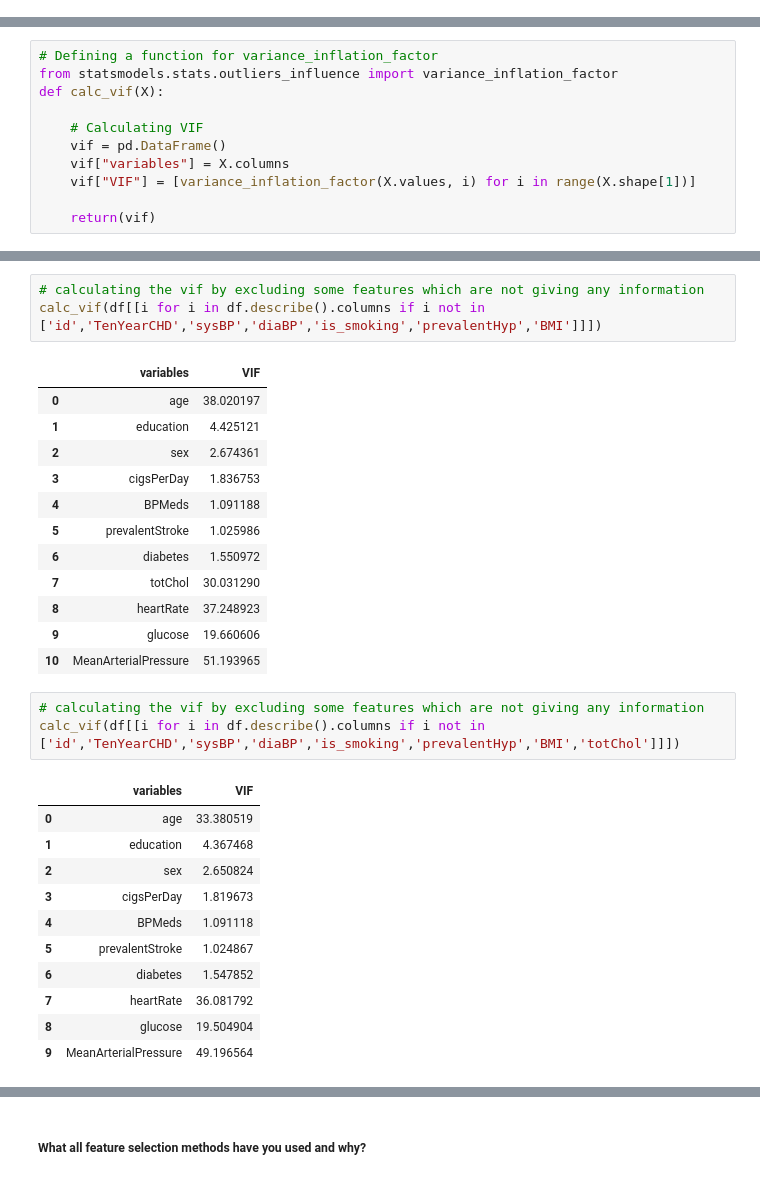
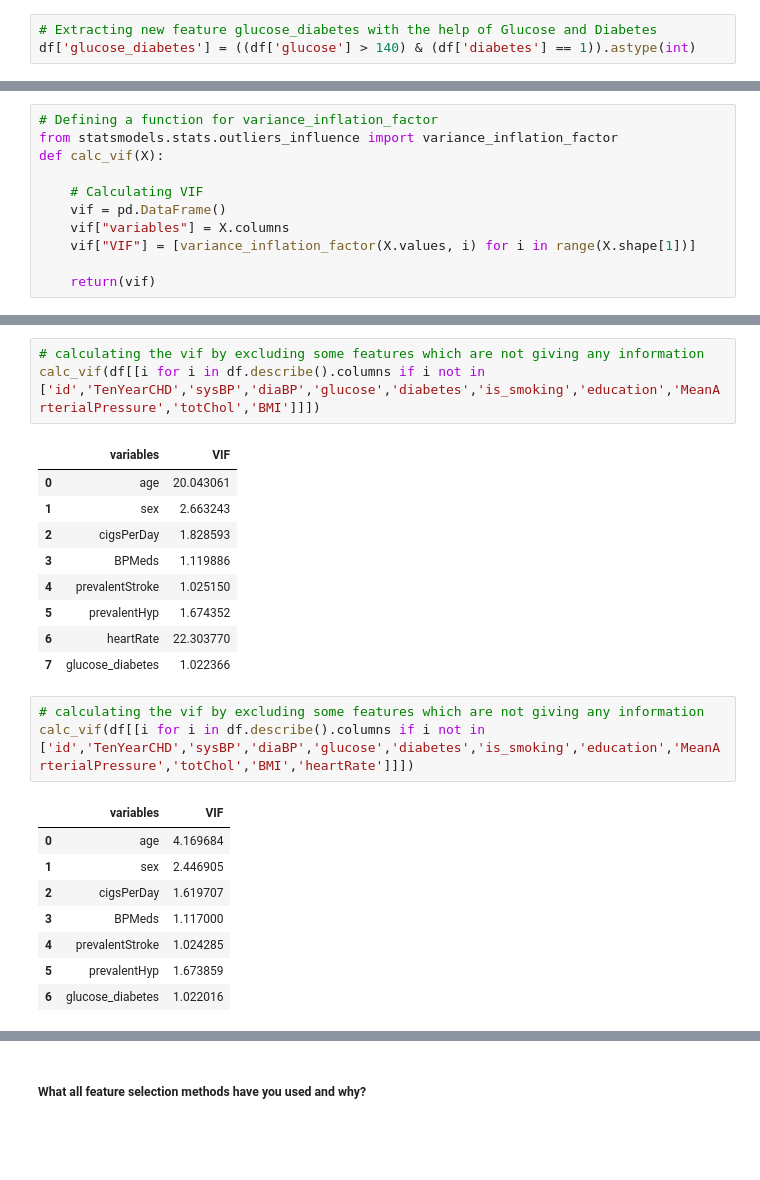
Before and after one commit to Shahrukh2016/Cardiovascular_Risk_Prediction, a Jupyter notebook: IndividualColab_CardiovascularRiskPrediction.ipynb, the cells around one changed output, grey strips where cells are left out. Cells and saved outputs as stored; diff of their text form; blank space fills up the shorter version.

```diff
--- a/IndividualColab_CardiovascularRiskPrediction.ipynb
+++ b/IndividualColab_CardiovascularRiskPrediction.ipynb
@@ -1078,0 +1081,3 @@ df.head()
+# %%
+# Extracting new feature glucose_diabetes with the help of Glucose and Diabetes
+df['glucose_diabetes'] = ((df['glucose'] > 140) & (df['diabetes'] == 1)).astype(int)
@@ -1156,31 +1182,25 @@ calc_vif(df[[i for i in df.describe().columns if i not in ['id','TenYearCHD','sy
 # %%
 # calculating the vif by excluding some features which are not giving any information
-calc_vif(df[[i for i in df.describe().columns if i not in ['id','TenYearCHD','sysBP','diaBP','is_smoking','prevalentHyp','BMI']]])
+calc_vif(df[[i for i in df.describe().columns if i not in ['id','TenYearCHD','sysBP','diaBP','glucose','diabetes','is_smoking','education','MeanArterialPressure','totChol','BMI']]])
 # %% [output]
 |  | variables | VIF |
-| 0 | age | 38.020197 |
-| 1 | education | 4.425121 |
-| 2 | sex | 2.674361 |
-| 3 | cigsPerDay | 1.836753 |
-| 4 | BPMeds | 1.091188 |
-| 5 | prevalentStroke | 1.025986 |
-| 6 | diabetes | 1.550972 |
-| 7 | totChol | 30.031290 |
-| 8 | heartRate | 37.248923 |
-| 9 | glucose | 19.660606 |
-| 10 | MeanArterialPressure | 51.193965 |
+| 0 | age | 20.043061 |
+| 1 | sex | 2.663243 |
+| 2 | cigsPerDay | 1.828593 |
+| 3 | BPMeds | 1.119886 |
+| 4 | prevalentStroke | 1.025150 |
+| 5 | prevalentHyp | 1.674352 |
+| 6 | heartRate | 22.303770 |
+| 7 | glucose_diabetes | 1.022366 |
 # %%
 # calculating the vif by excluding some features which are not giving any information
-calc_vif(df[[i for i in df.describe().columns if i not in ['id','TenYearCHD','sysBP','diaBP','is_smoking','prevalentHyp','BMI','totChol']]])
+calc_vif(df[[i for i in df.describe().columns if i not in ['id','TenYearCHD','sysBP','diaBP','glucose','diabetes','is_smoking','education','MeanArterialPressure','totChol','BMI','heartRate']]])
 # %% [output]
 |  | variables | VIF |
-| 0 | age | 33.380519 |
-| 1 | education | 4.367468 |
-| 2 | sex | 2.650824 |
-| 3 | cigsPerDay | 1.819673 |
-| 4 | BPMeds | 1.091118 |
-| 5 | prevalentStroke | 1.024867 |
-| 6 | diabetes | 1.547852 |
-| 7 | heartRate | 36.081792 |
-| 8 | glucose | 19.504904 |
-| 9 | MeanArterialPressure | 49.196564 |
+| 0 | age | 4.169684 |
+| 1 | sex | 2.446905 |
+| 2 | cigsPerDay | 1.619707 |
+| 3 | BPMeds | 1.117000 |
+| 4 | prevalentStroke | 1.024285 |
+| 5 | prevalentHyp | 1.673859 |
+| 6 | glucose_diabetes | 1.022016 |
```
Also changed, not shown: parts of 40 cells of this notebook.
